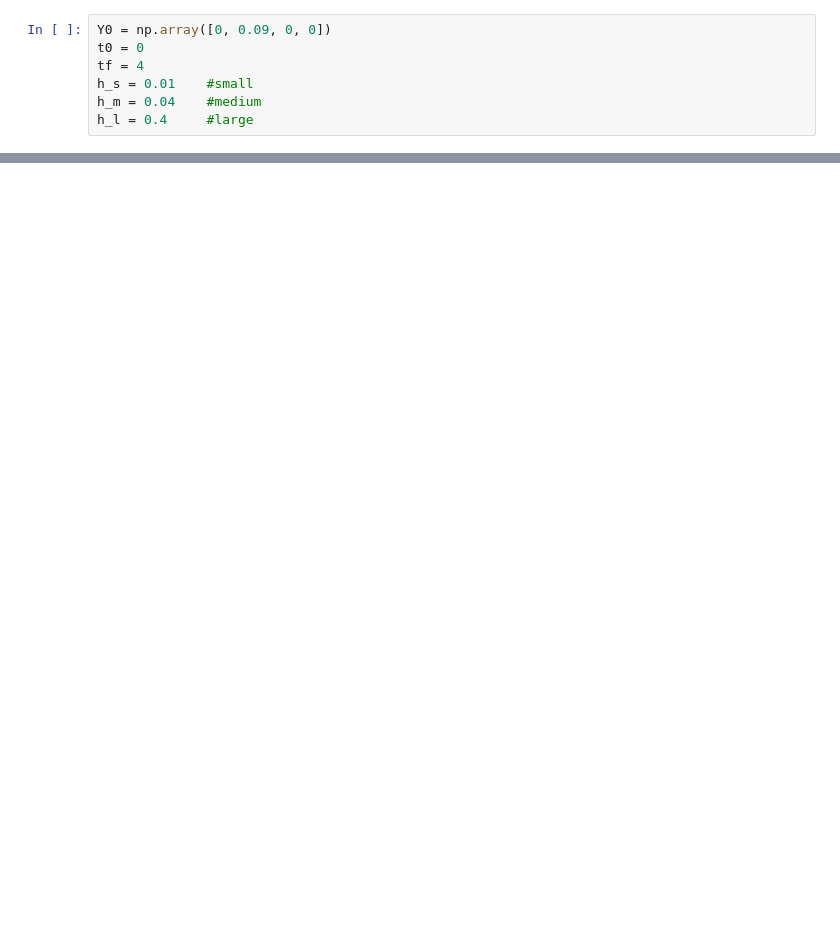
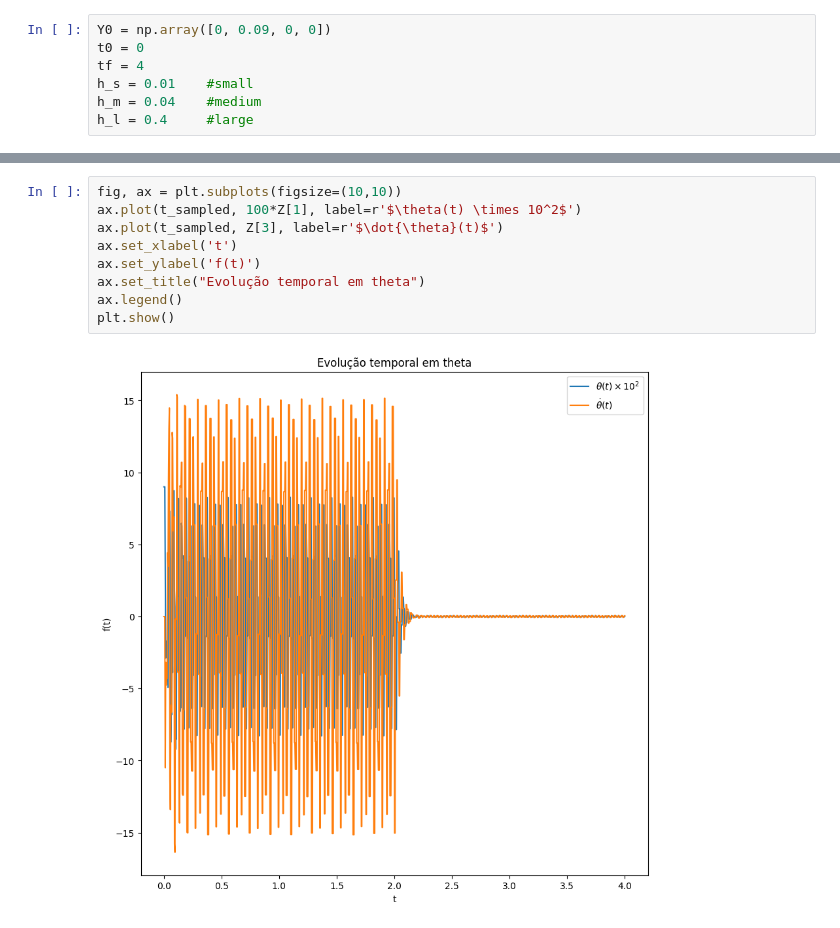
Before and after one commit to mateusbsal4/comp_mechanics, a Jupyter notebook: ep1/MecComp_EP1_Parte1.ipynb, the cells around one changed output, grey strips where cells are left out. Cells and saved outputs as stored; diff of their text form; blank space fills up the shorter version.

```diff
--- a/ep1/MecComp_EP1_Parte1.ipynb
+++ b/ep1/MecComp_EP1_Parte1.ipynb
@@ -115,0 +97,11 @@ plt.ylim(-4,10)
+# %%
+fig, ax = plt.subplots(figsize=(10,10))
+ax.plot(t_sampled, 100*Z[1], label=r'$\theta(t) \times 10^2$')
+ax.plot(t_sampled, Z[3], label=r'$\dot{\theta}(t)$')
+ax.set_xlabel('t')
+ax.set_ylabel('f(t)')
+ax.set_title("Evolução temporal em theta")
+ax.legend()
+plt.show()
+# %% [output]
+[figure, added]
```
Also changed, not shown: parts of 6 cells of this notebook, 1 other file.
